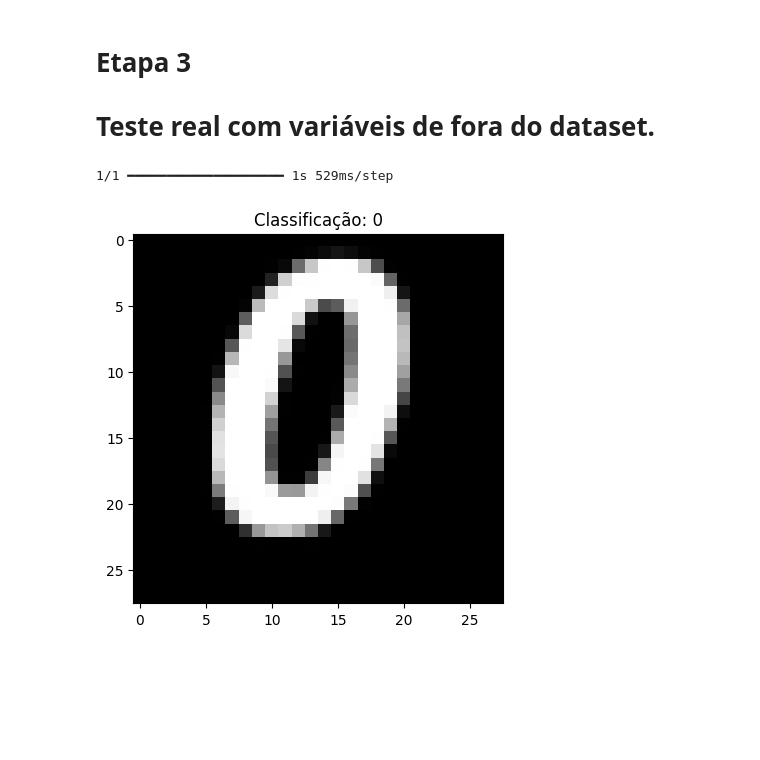
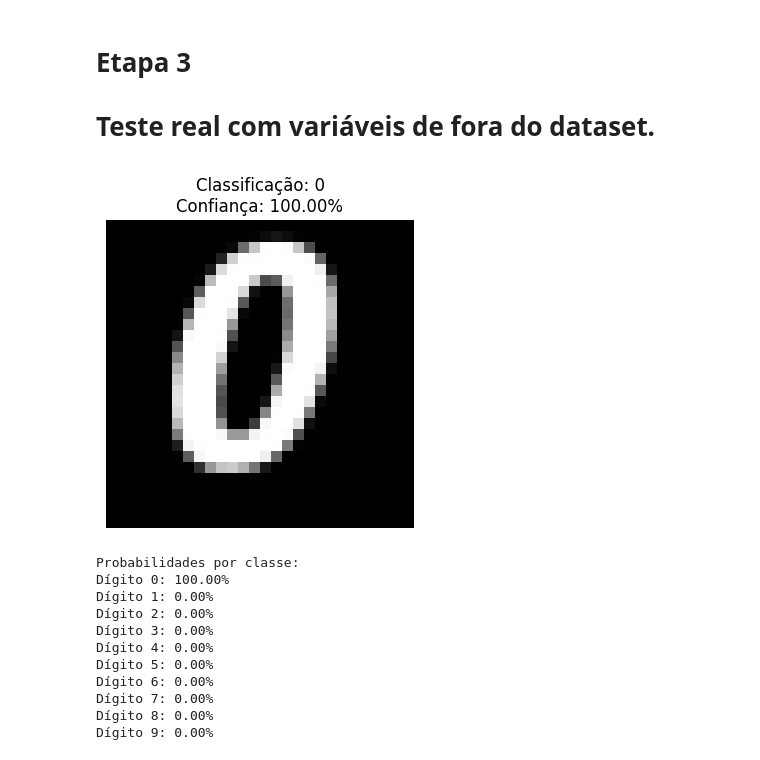
Before and after one commit to dan1esl/A3CNN, a Jupyter notebook: A3CNN.ipynb, the cells around one changed output. Drawn from its saved outputs; the diff is of its cells as text; code cells hidden in the pictures; blank space fills up the shorter version.

```diff
--- a/A3CNN.ipynb
+++ b/A3CNN.ipynb
@@ -201,21 +201,41 @@ plt.show()
 # %%
 import cv2
 
 def prever_numero(caminho_da_imagem):
     img = cv2.imread(caminho_da_imagem, cv2.IMREAD_GRAYSCALE)
 
     img_resized = cv2.resize(img, (28, 28), interpolation=cv2.INTER_AREA)
     img_inverted = cv2.bitwise_not(img_resized)
     img_normalized = img_inverted.astype('float32') / 255.0
     img_final = img_normalized.reshape(1, 28, 28, 1)
 
-    predicao = modelo.predict(img_final)
+    predicao = modelo.predict(img_final, verbose=0)
     classe = np.argmax(predicao)
+
+    plt.figure(figsize=(4,4))
     plt.imshow(img_inverted, cmap='gray')
-    plt.title(f"Classificação: {classe}")
+    plt.title(
+        f"Classificação: {classe}\n"
+        f"Confiança: {predicao[0][classe]*100:.2f}%"
+    )
+    plt.axis('off')
     plt.show()
 
+    print("Probabilidades por classe:")
+    for i, prob in enumerate(predicao[0]):
+        print(f"Dígito {i}: {prob*100:.2f}%")
+
 prever_numero('/content/numero.jfif')
 # %% [output]
+[figure, new version]
-1/1 ━━━━━━━━━━━━━━━━━━━━ 1s 529ms/step
+Probabilidades por classe:
+Dígito 0: 100.00%
+Dígito 1: 0.00%
+Dígito 2: 0.00%
+Dígito 3: 0.00%
+Dígito 4: 0.00%
+Dígito 5: 0.00%
+Dígito 6: 0.00%
+Dígito 7: 0.00%
+Dígito 8: 0.00%
+Dígito 9: 0.00%
-[figure, old version]
```
Also changed, not shown: parts of 4 cells of this notebook.
